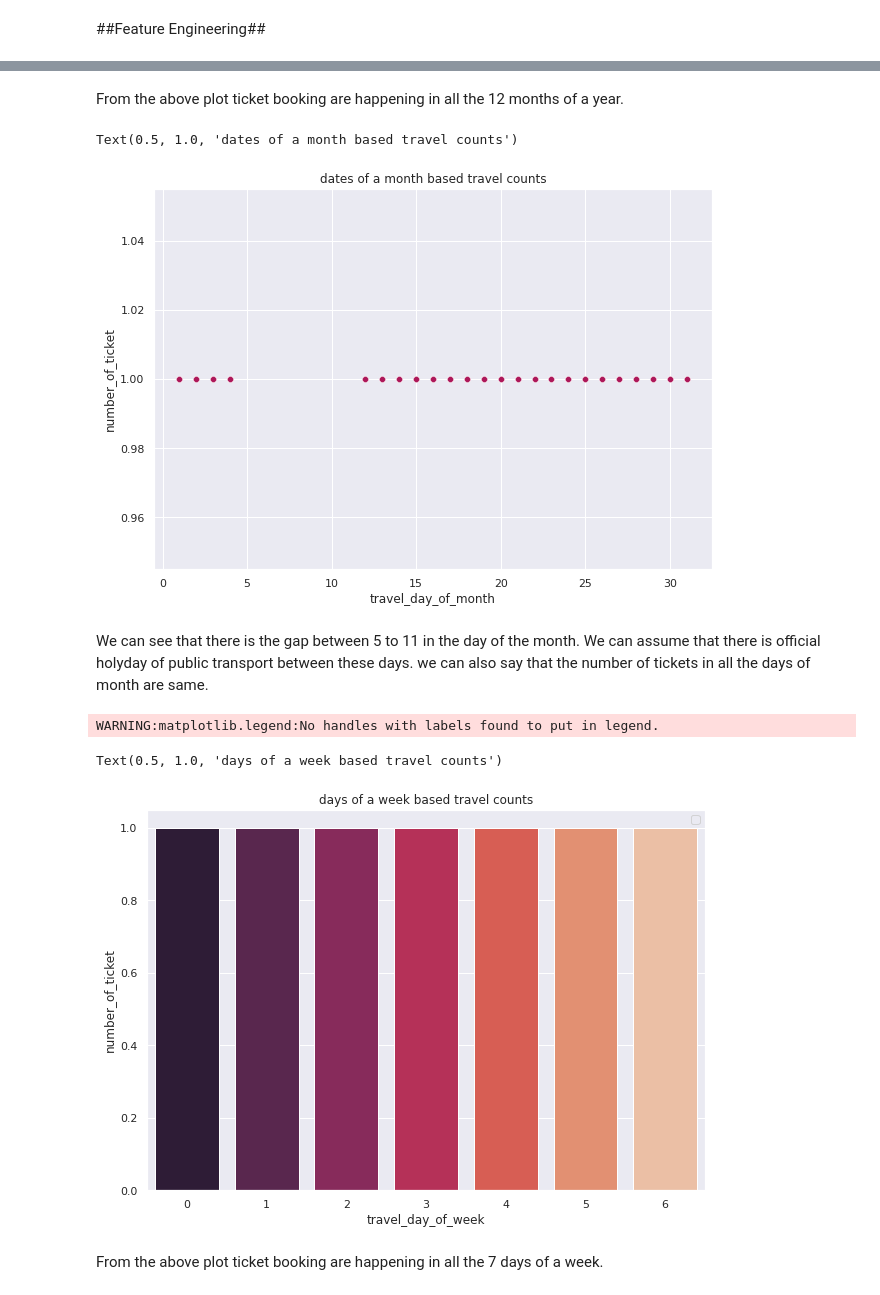
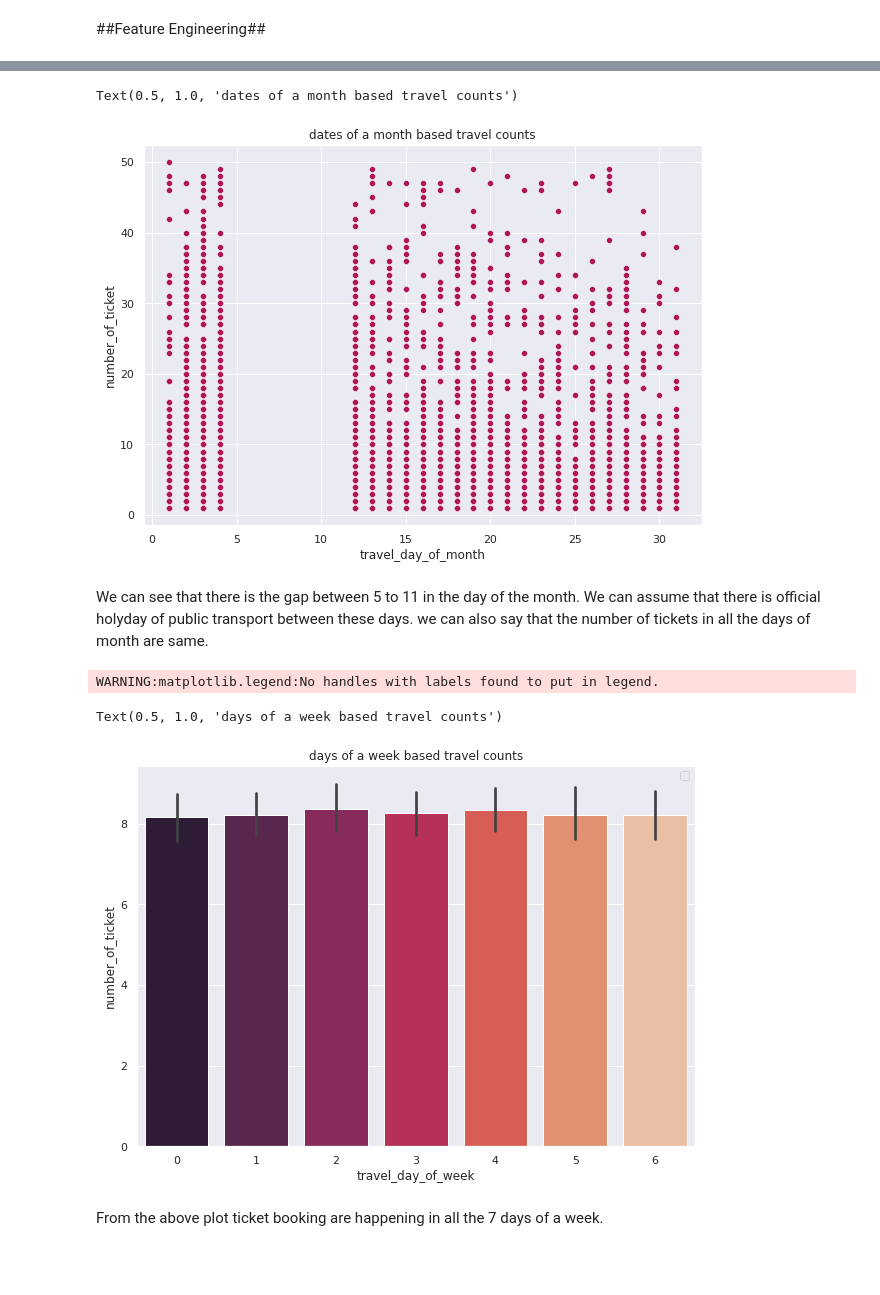
Before and after one commit to eshitalakhani/Transport-Demand-Prediction, a Jupyter notebook: Copy_of_Demand_Prediction_for_Public_Transport_Capstone_Project.ipynb, the cells around one changed output, grey strips where cells are left out. Saved outputs shown, nothing was run; the diff lists cells and outputs as text; code cells hidden in the pictures; blank space fills up the shorter version.

```diff
--- a/Copy_of_Demand_Prediction_for_Public_Transport_Capstone_Project.ipynb
+++ b/Copy_of_Demand_Prediction_for_Public_Transport_Capstone_Project.ipynb
@@ -161,20 +182,20 @@ tmp_no_tickect_dppt.head()
 # %%
 # droping the duplicate value rows with the repeating ride_id
-dppt.drop_duplicates('ride_id', inplace = True)
+df.drop_duplicates('ride_id', inplace = True)
 
 # Dropping the columns which are not relevant to our target variable
-dppt.drop(['seat_number','payment_method','payment_receipt', 'travel_to'], inplace= True, axis = 1)
-dppt.shape
+df.drop(['seat_number','payment_method','payment_receipt', 'travel_to'], inplace= True, axis = 1)
+df.shape
 # %% [output]
 (6249, 6)
 # %%
 # Merging the calculated target variable column to the dataset based on the ride_id
-dppt = dppt.merge(tmp_no_tickect_dppt, how= 'left', on='ride_id')
+df = df.merge(tmp_no_tickect_df, how= 'left', on='ride_id')
 # Combaining the date column and time column to get the complete timestamp
-dppt['travel_date_and_time'] = dppt['travel_date'] + " " + dppt['travel_time']
-dppt['travel_date_and_time'] = pd.to_datetime(dppt['travel_date_and_time'])
-dppt.drop(['travel_date', 'travel_time'], inplace= True, axis= 1)
-dppt.head()
+df['travel_date_and_time'] = df['travel_date'] + " " + df['travel_time']
+df['travel_date_and_time'] = pd.to_datetime(df['travel_date_and_time'])
+df.drop(['travel_date', 'travel_time'], inplace= True, axis= 1)
+df.head()
 # %% [output]
 |  | ride_id | travel_from | car_type | max_capacity | number_of_ticket | travel_date_and_time |
 | 0 | 1442 | Migori | Bus | 49 | 1 | 2017-10-17 07:15:00 |
@@ -354,20 +298,20 @@ Text(0.5, 1.0, 'travel_from counts')
 # %% [markdown]
 ##Feature Engineering##
 # %%
-# Coping the dataset to a new variable
-trans_dppt = dppt.copy()
+# Copying the dataset to a new variable
+trans_df = df.copy()
 # %%
 # Extracting the date and time column to get time based informations
 
-trans_dppt['travel_year']= trans_dppt['travel_date_and_time'].dt.year
-trans_dppt['travel_month']= trans_dppt['travel_date_and_time'].dt.month
-trans_dppt['travel_year_quarter']= trans_dppt['travel_date_and_time'].dt.quarter
-trans_dppt['travel_day_of_year']= trans_dppt['travel_date_and_time'].dt.dayofyear
-trans_dppt['travel_day_of_month']= trans_dppt['travel_date_and_time'].dt.day
-trans_dppt['travel_day_of_week']= trans_dppt['travel_date_and_time'].dt.dayofweek
-trans_dppt['travel_is_in_weekend']= trans_dppt['travel_day_of_week'].apply(lambda d: 1 if d in [5,6] else 0)
-trans_dppt['travel_hour']= trans_dppt['travel_date_and_time'].dt.hour
-# trans_dppt['travel_minute']= trans_dppt['travel_date_and_time'].dt.minute
+trans_df['travel_year']= trans_df['travel_date_and_time'].dt.year
+trans_df['travel_month']= trans_df['travel_date_and_time'].dt.month
+trans_df['travel_year_quarter']= trans_df['travel_date_and_time'].dt.quarter
+trans_df['travel_day_of_year']= trans_df['travel_date_and_time'].dt.dayofyear
+trans_df['travel_day_of_month']= trans_df['travel_date_and_time'].dt.day
+trans_df['travel_day_of_week']= trans_df['travel_date_and_time'].dt.dayofweek
+trans_df['travel_is_in_weekend']= trans_df['travel_day_of_week'].apply(lambda d: 1 if d in [5,6] else 0)
+trans_df['travel_hour']= trans_df['travel_date_and_time'].dt.hour
+# trans_df['travel_minute']= trans_df['travel_date_and_time'].dt.minute
 # %%
 fig = plt.figure(figsize=(10,7))
 ax = fig.gca()
@@ -380,28 +324,26 @@ Text(0.5, 1.0, 'month based travel counts')
-# %% [markdown]
-From the above plot ticket booking are happening in all the 12 months of a year.
 # %%
 fig = plt.figure(figsize=(10,7))
 ax = fig.gca()
-sns.scatterplot(x="travel_day_of_month", y="number_of_ticket", data=trans_dppt, color='#ad1759')
+sns.scatterplot(x="travel_day_of_month", y="number_of_ticket", data=trans_df, color='#ad1759')
 sns.set_theme(style='darkgrid')
 ax.set_title('dates of a month based travel counts')
 # %% [output]
 Text(0.5, 1.0, 'dates of a month based travel counts')
-[figure, old version]
+[figure, new version]
 # %% [markdown]
 We can see that there is the gap between 5 to 11 in the day of the month. We can assume that there is official holyday of public transport between these days. we can also say that the number of tickets in all the days of month are same.
 # %%
 # days = ['Mon', 'Tue', 'Wed', 'Thu', 'Fri', 'Sat', 'Sun']
 fig = plt.figure(figsize=(10,7))
 ax = fig.gca()
-sns.barplot(x="travel_day_of_week", y="number_of_ticket", data=trans_dppt, palette= 'rocket')
+sns.barplot(x="travel_day_of_week", y="number_of_ticket", data=trans_df, palette= 'rocket')
 plt.legend( loc='upper right')
 sns.set_theme(style='darkgrid')
 ax.set_title('days of a week based travel counts')
 # %% [output]
 WARNING:matplotlib.legend:No handles with labels found to put in legend.
 Text(0.5, 1.0, 'days of a week based travel counts')
-[figure, old version]
+[figure, new version]
 # %% [markdown]
 From the above plot ticket booking are happening in all the 7 days of a week.
 # %%
```
Also changed, not shown: parts of 100 cells of this notebook.
